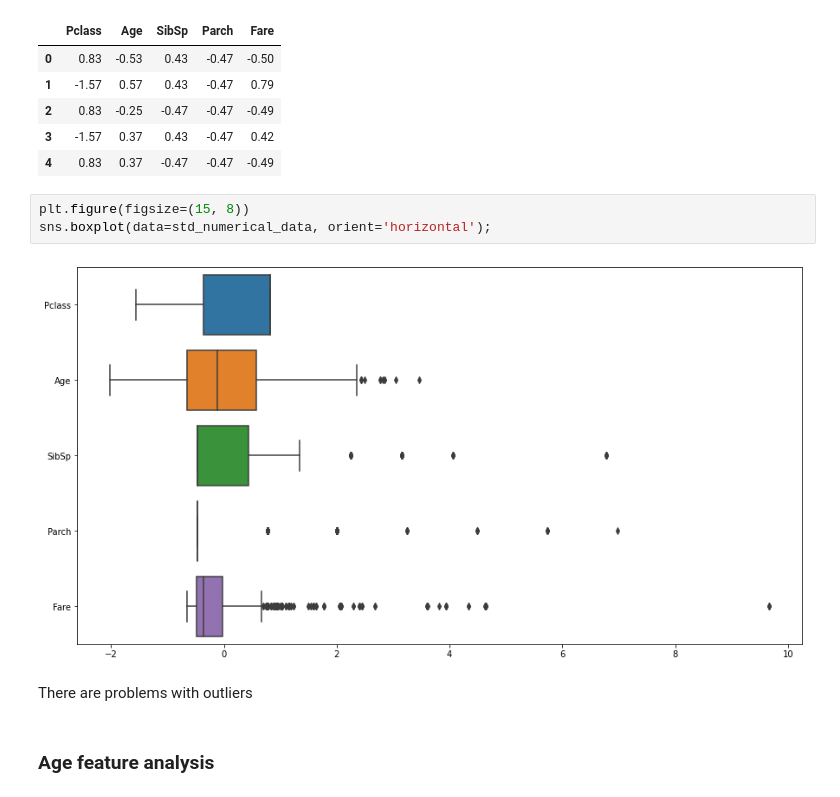
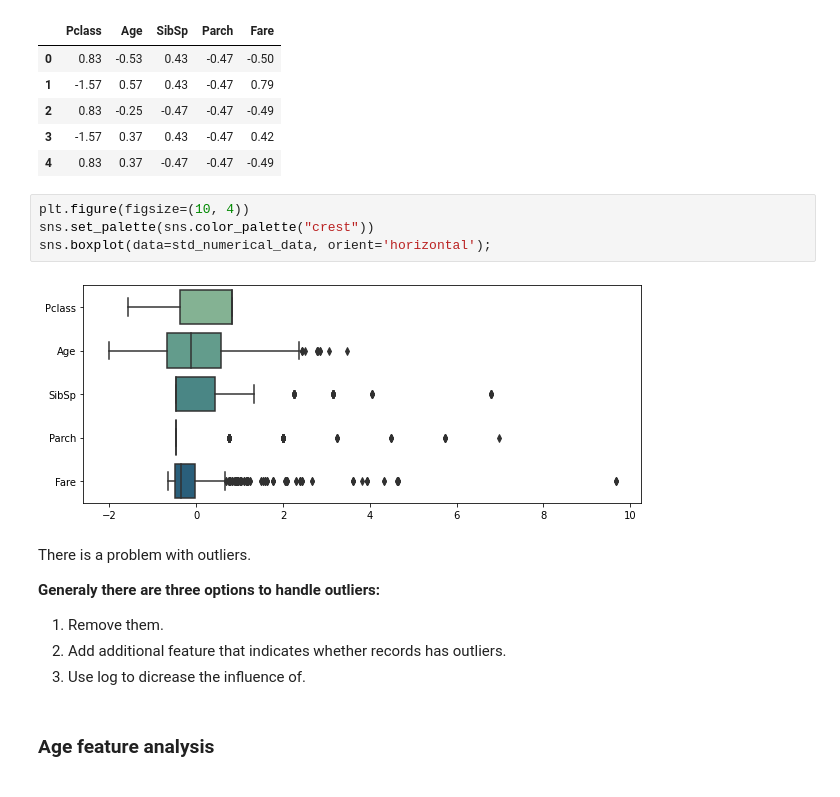
Before and after one commit to Justdek-code/data-science, a Jupyter notebook: titanic_practice/titanic_survived_classification.ipynb, the cells around one changed output. Drawn from its saved outputs; the diff is of its cells as text.

```diff
--- a/titanic_practice/titanic_survived_classification.ipynb
+++ b/titanic_practice/titanic_survived_classification.ipynb
@@ -82,12 +78,19 @@ std_numerical_data.head()
 | 3 | -1.57 | 0.37 | 0.43 | -0.47 | 0.42 |
 | 4 | 0.83 | 0.37 | -0.47 | -0.47 | -0.49 |
 # %%
-plt.figure(figsize=(15, 8))
+plt.figure(figsize=(10, 4))
+sns.set_palette(sns.color_palette("crest"))
 sns.boxplot(data=std_numerical_data, orient='horizontal');
 # %% [output]
-[figure, old version]
+[figure, new version]
 # %% [markdown]
-There are problems with outliers
+There is a problem with outliers.
+
+**Generaly there are three options to handle outliers:**
+
+1. Remove them.
+2. Add additional feature that indicates whether records has outliers.
+3. Use log to dicrease the influence of.
 # %% [markdown]
 ### Age feature analysis
 # %%
```
Also changed, not shown: parts of 27 cells of this notebook.
